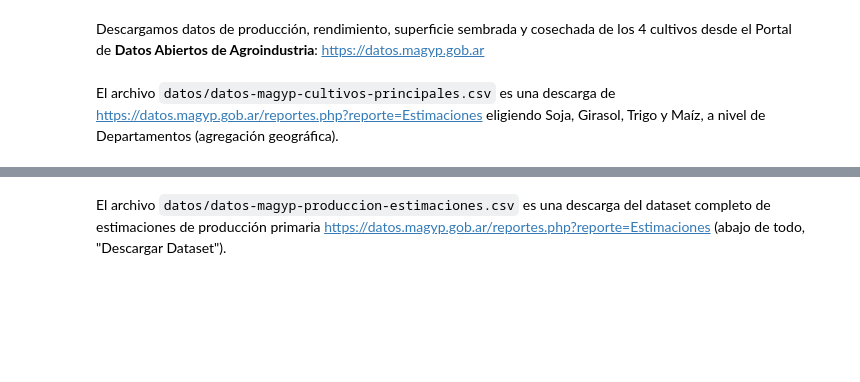
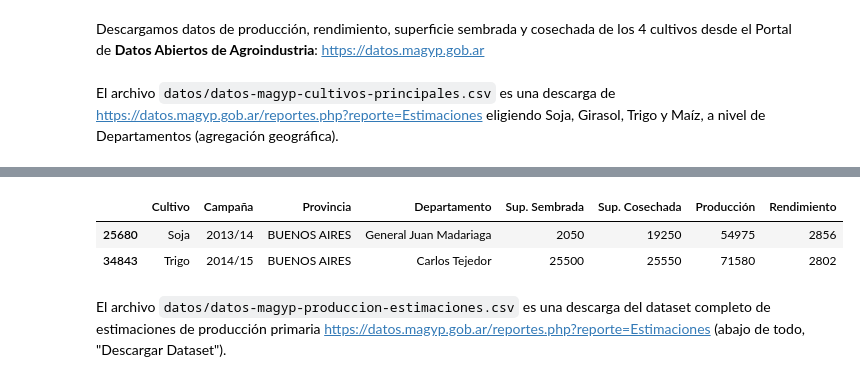
Before and after one commit to datosgobar/taller-analisis-datos-101, a Jupyter notebook: 2 - Análisis de datos agrícolas.ipynb, the cells around one changed output, grey strips where cells are left out. Cells and saved outputs as stored; diff of their text form; code cells hidden in the pictures; blank space fills up the shorter version.

```diff
--- a/Análisis de datos agrícolas.ipynb
+++ b/2 - Análisis de datos agrícolas.ipynb
@@ -31,3 +32,11 @@ df_cultivos.head()
+# %%
+a = df_cultivos["Sup. Cosechada"] <= df_cultivos["Sup. Sembrada"]
+# %%
+df_cultivos[~a]
+# %% [output]
+|  | Cultivo | Campaña | Provincia | Departamento | Sup. Sembrada | Sup. Cosechada | Producción | Rendimiento |
+| 25680 | Soja | 2013/14 | BUENOS AIRES | General Juan Madariaga | 2050 | 19250 | 54975 | 2856 |
+| 34843 | Trigo | 2014/15 | BUENOS AIRES | Carlos Tejedor | 25500 | 25550 | 71580 | 2802 |
 # %% [markdown]
 El archivo `datos/datos-magyp-produccion-estimaciones.csv` es una descarga del dataset completo de estimaciones de producción primaria https://datos.magyp.gob.ar/reportes.php?reporte=Estimaciones (abajo de todo, "Descargar Dataset").
 # %%
```
Also changed, not shown: parts of 4 cells of this notebook, 2 other files.
